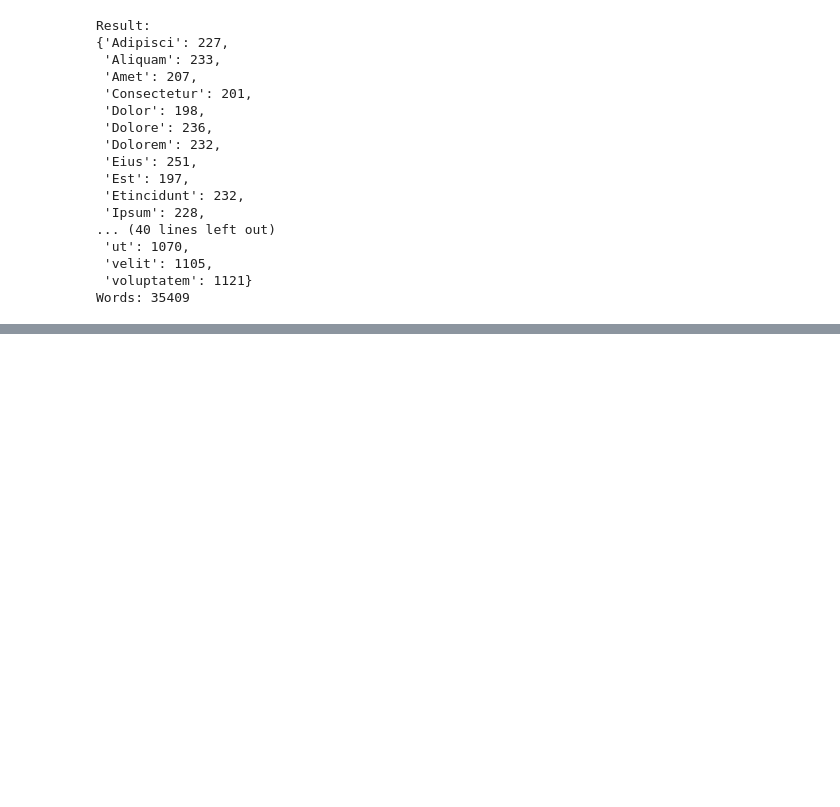
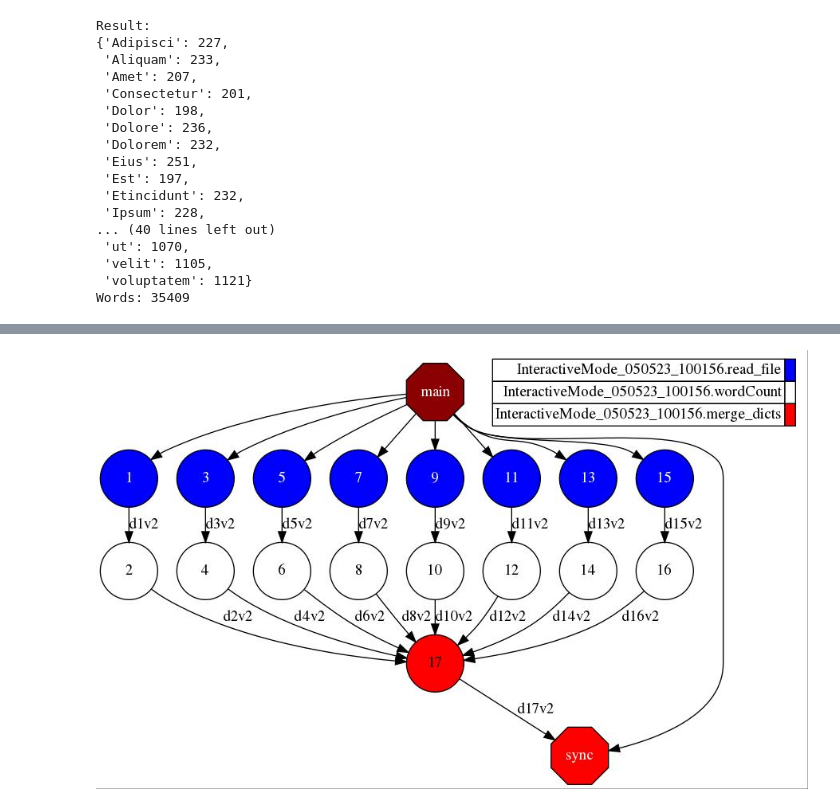
Before and after one commit to bsc-wdc/compss-doc, a Jupyter notebook: COMPSs_Manuals/source/Sections/09_PyCOMPSs_Notebooks/hands-on/11_Wordcount_Solution-with-reduce.ipynb, the cells around one changed output, grey strips where cells are left out. Drawn from its saved outputs; the diff is of its cells as text; code cells hidden in the pictures; blank space fills up the shorter version.

```diff
--- a/COMPSs_Manuals/source/Sections/09_PyCOMPSs_Notebooks/hands-on/11_Wordcount_Solution-with-reduce.ipynb
+++ b/COMPSs_Manuals/source/Sections/09_PyCOMPSs_Notebooks/hands-on/11_Wordcount_Solution-with-reduce.ipynb
@@ -134,3 +134,7 @@ Checking if any issue happened.
 Warning: some of the variables used with PyCOMPSs may
          have not been brought to the master.
 ********************************************************
+# %%
+ipycompss.complete_task_graph(fit=True)
+# %% [output]
+[figure, added]
```
Also changed, not shown: parts of 2 cells of this notebook, 22 other files.
